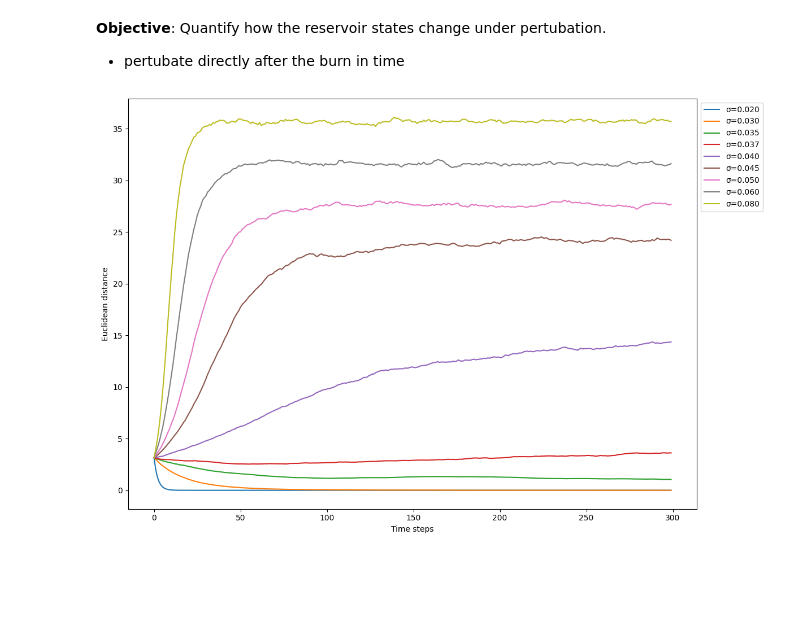
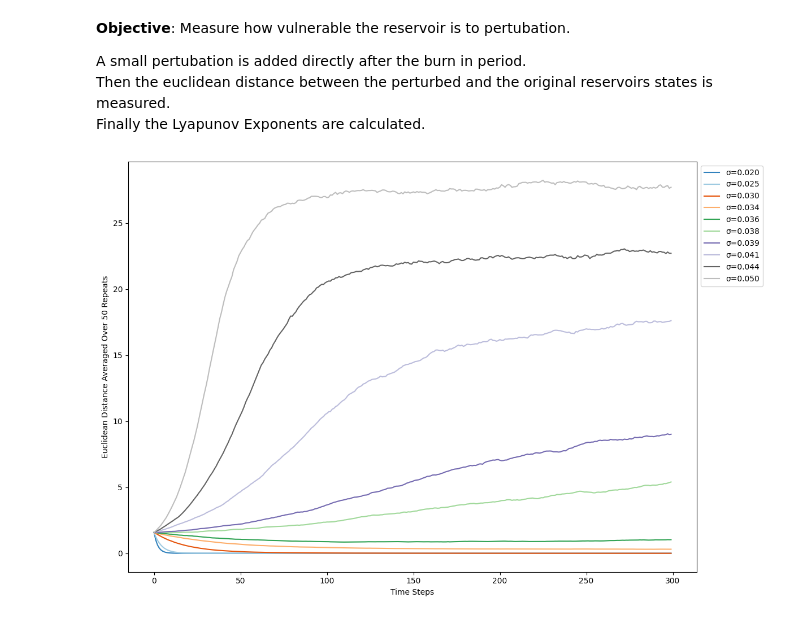
Before and after one commit to winlew/levy-agent-simulation, a Jupyter notebook: studies/dynamical_stability.ipynb, the cells around one changed output. Drawn from its saved outputs; the diff is of its cells as text; code cells hidden in the pictures; blank space fills up the shorter version.

```diff
--- a/studies/dynamical_stability.ipynb
+++ b/studies/dynamical_stability.ipynb
@@ -1,7 +1,9 @@
 # %% [markdown]
-**Objective**: Quantify how the reservoir states change under pertubation.
+**Objective**: Measure how vulnerable the reservoir is to pertubation.
 
-- pertubate directly after the burn in time
+A small pertubation is added directly after the burn in period. \
+Then the euclidean distance between the perturbed and the original reservoirs states is measured. \
+Finally the Lyapunov Exponents are calculated.
 # %%
 import os
 os.chdir(os.path.join(os.getcwd(), "../code"))
@@ -16,6 +18,11 @@ from pathlib import Path
 
 time_steps = 300
 repeats = 50
+perturbation_strength = 0.05
+end_idx = 50
+sigma_range = [0.02, 0.025, \
+               0.03, 0.034, 0.036, 0.038, 0.039, \
+               0.041, 0.044, 0.05]
 
 params = Params.from_json('parameters.json')
 params.save = False
@@ -25,40 +32,40 @@ environment = Environment(params)
 folder = 'dynamical_stability'
 path = Path(DATA_PATH) / folder
 path.mkdir(parents=True, exist_ok=True)
+
+colormap = plt.get_cmap('tab20c')
+colors = [plt.cm.tab20c.colors[i] for i in range(0, 20, 2)][:11]
 # %%
-sigma_range = [0.02, 0.03, 0.035, 0.037, 0.04, 0.045, 0.05, 0.06, 0.08]
-perturbation_strength=0.1
-
-results = []
+averaged_distances_for_all_sigmas = []
 
 for sigma in tqdm(sigma_range):
     averaged_distances = []
     for repeat in range(repeats):
         distances = []
         # original reservoir
         baseline_reservoir = Reservoir(time_steps=time_steps, standard_deviation=sigma)
         # perturbed reservoir with same weight matrix as original one
         perturbed_reservoir = Reservoir(time_steps=time_steps, standard_deviation=sigma)
         perturbed_reservoir.weight_matrix = baseline_reservoir.weight_matrix.copy()
         perturbed_initial_state = baseline_reservoir.burn_in_state_matrix[-1] + np.random.normal(0, perturbation_strength, baseline_reservoir.num_neurons)
         perturbed_reservoir.neuron_state_time_matrix[0] = perturbed_initial_state
         for t in range(1, time_steps):
             perturbed_reservoir.neuron_state_time_matrix[t] = np.tanh(np.dot(perturbed_reservoir.weight_matrix, perturbed_reservoir.neuron_state_time_matrix[t - 1]))
         # calculate Euclidean distance over time
         for t in range(time_steps):
             dist = np.linalg.norm(baseline_reservoir.neuron_state_time_matrix[t] - perturbed_reservoir.neuron_state_time_matrix[t])
             distances.append(dist)
         averaged_distances.append(distances)
     averaged_distances = np.mean(averaged_distances, axis=0)
-    results.append(np.array(averaged_distances))
+    averaged_distances_for_all_sigmas.append(np.array(averaged_distances))
 
 plt.figure(figsize=(12,8))
 for i, sigma in enumerate(sigma_range):
-    plt.plot(results[i], label=f'σ={sigma:.3f}')
-plt.xlabel('Time steps')
-plt.ylabel('Euclidean distance')
+    plt.plot(averaged_distances_for_all_sigmas[i], label=f'σ={sigma:.3f}', color=colors[i])
+plt.xlabel('Time Steps')
+plt.ylabel(f'Euclidean Distance Averaged Over {repeats} Repeats')
 plt.legend(bbox_to_anchor=(1, 1), loc='upper left')
 plt.tight_layout()
 plt.savefig(path / 'dynamical_stability.svg', format='svg', bbox_inches='tight')
 # %% [output]
-[figure, old version]
+[figure, new version]
```
Also changed, not shown: parts of 3 cells of this notebook.
